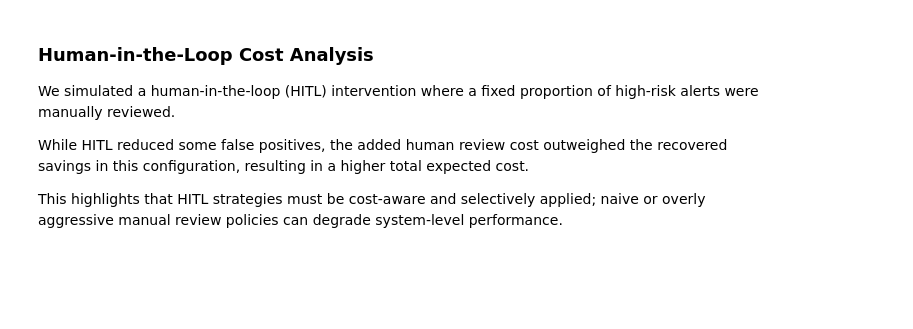
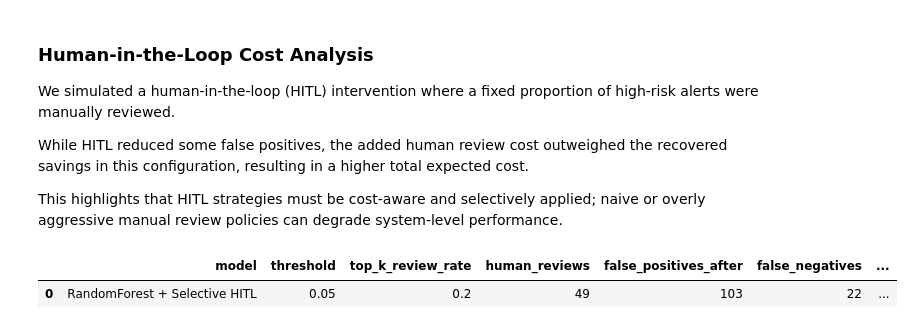
Before and after one commit to Mahmudasief/aml-false-positive-reduction-hitl, a Jupyter notebook: notebooks/02_baseline_models.ipynb, the cells around one changed output. Drawn from its saved outputs; the diff is of its cells as text; code cells hidden in the pictures; blank space fills up the shorter version.

```diff
--- a/notebooks/02_baseline_models.ipynb
+++ b/notebooks/02_baseline_models.ipynb
@@ -544,3 +544,56 @@ savings in this configuration, resulting in a higher total expected cost.
 
 This highlights that HITL strategies must be cost-aware and selectively applied; naive or
 overly aggressive manual review policies can degrade system-level performance.
+# %%
+import numpy as np
+import pandas as pd
+from sklearn.metrics import confusion_matrix
+
+# ---- Parameters ----
+threshold = 0.05
+top_k_rate = 0.2          # review top 20% highest-risk alerts
+human_fp_fix_rate = 0.7  # humans correctly dismiss 70% of false positives
+human_cost_per_case = 20
+
+cost_fp = 5
+cost_fn = 500
+
+# ---- Model predictions ----
+scores = y_prob_rf
+y_pred = (scores >= threshold).astype(int)
+
+# ---- Identify alerts ----
+alert_idx = np.where(y_pred == 1)[0]
+alert_scores = scores[alert_idx]
+
+# ---- Select top-K risky alerts ----
+k = int(len(alert_idx) * top_k_rate)
+review_idx = alert_idx[np.argsort(alert_scores)[-k:]]
+
+# ---- Confusion matrix before HITL ----
+TN, FP, FN, TP = confusion_matrix(y_test, y_pred).ravel()
+
+# ---- Human correction ----
+fp_fixed = int(FP * top_k_rate * human_fp_fix_rate)
+FP_after = FP - fp_fixed
+
+# ---- Costs ----
+model_cost = FP_after * cost_fp + FN * cost_fn
+human_cost = k * human_cost_per_case
+total_cost_hitl = model_cost + human_cost
+
+# ---- Summary ----
+hitl_selective = pd.DataFrame([{
+    "model": "RandomForest + Selective HITL",
+    "threshold": threshold,
+    "top_k_review_rate": top_k_rate,
+    "human_reviews": k,
+    "false_positives_after": FP_after,
+    "false_negatives": FN,
+    "total_cost": total_cost_hitl
+}])
+
+hitl_selective
+# %% [output]
+|  | model | threshold | top_k_review_rate | human_reviews | false_positives_after | false_negatives | ... |
+| 0 | RandomForest + Selective HITL | 0.05 | 0.2 | 49 | 103 | 22 | ... |
```
Also changed, not shown: parts of 5 cells of this notebook.
